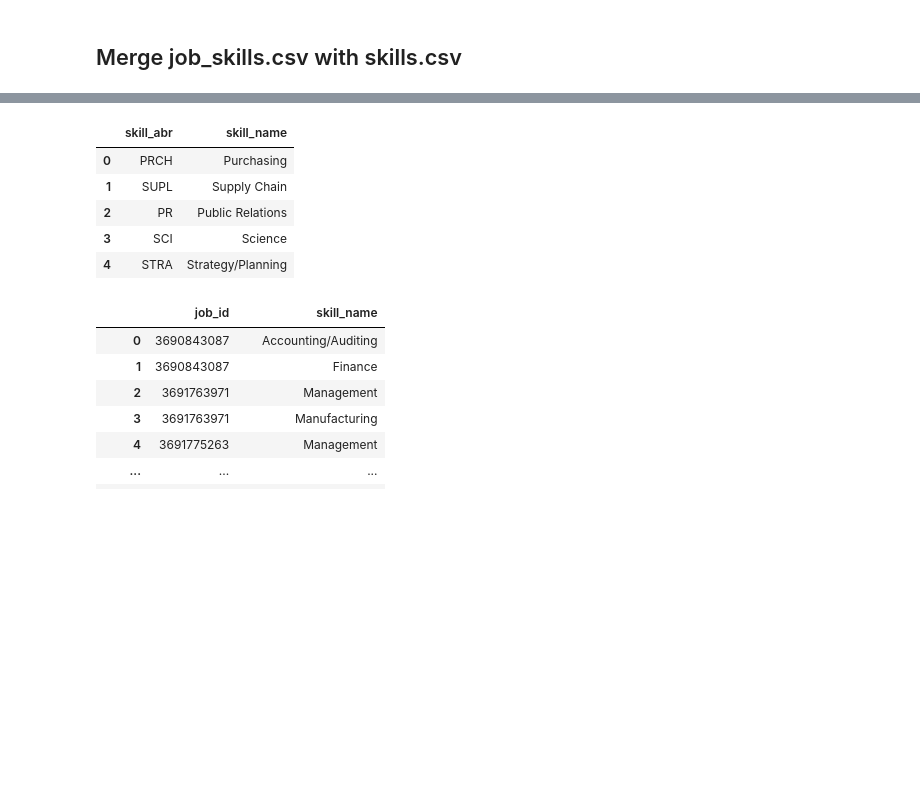
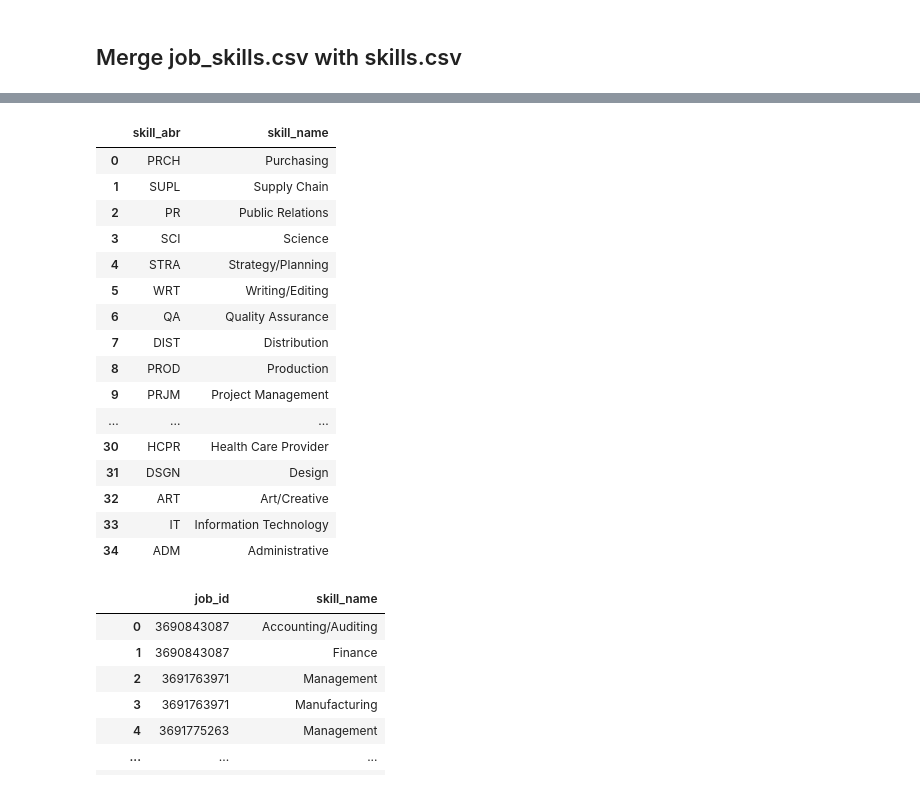
Before and after one commit to samuelkimdata/job_market_analysis, a Jupyter notebook: data_cleanup.ipynb, the cells around one changed output, grey strips where cells are left out. Saved outputs shown, nothing was run; the diff lists cells and outputs as text; code cells hidden in the pictures; blank space fills up the shorter version.

```diff
--- a/data_cleanup.ipynb
+++ b/data_cleanup.ipynb
@@ -227,12 +277,23 @@ job_skills.head()
 # %%
-skills.head()
+skills
 # %% [output]
 |  | skill_abr | skill_name |
 | 0 | PRCH | Purchasing |
 | 1 | SUPL | Supply Chain |
 | 2 | PR | Public Relations |
 | 3 | SCI | Science |
 | 4 | STRA | Strategy/Planning |
+| 5 | WRT | Writing/Editing |
+| 6 | QA | Quality Assurance |
+| 7 | DIST | Distribution |
+| 8 | PROD | Production |
+| 9 | PRJM | Project Management |
+| ... | ... | ... |
+| 30 | HCPR | Health Care Provider |
+| 31 | DSGN | Design |
+| 32 | ART | Art/Creative |
+| 33 | IT | Information Technology |
+| 34 | ADM | Administrative |
 # %%
 # Merge job_skills with skills and confirm
 merged_csv = pd.merge(job_skills, skills, on = 'skill_abr', how = 'left')
```
Also changed, not shown: parts of 23 cells of this notebook.
